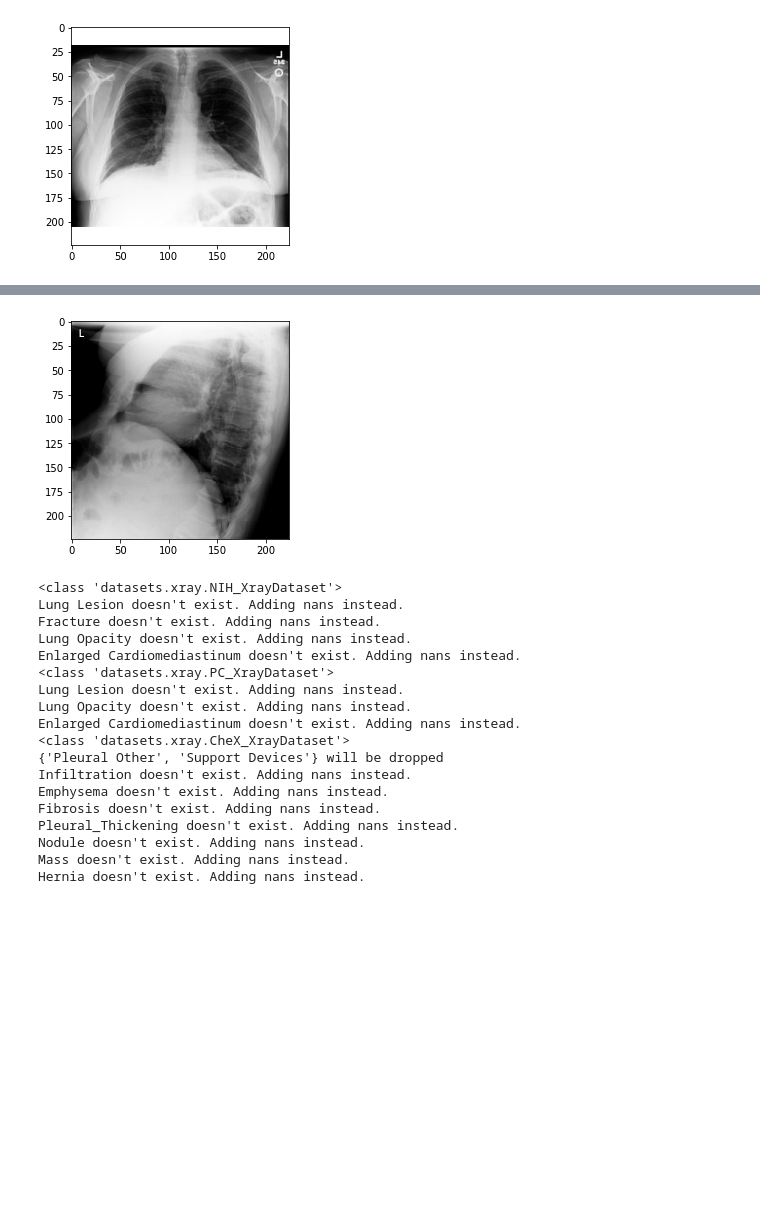
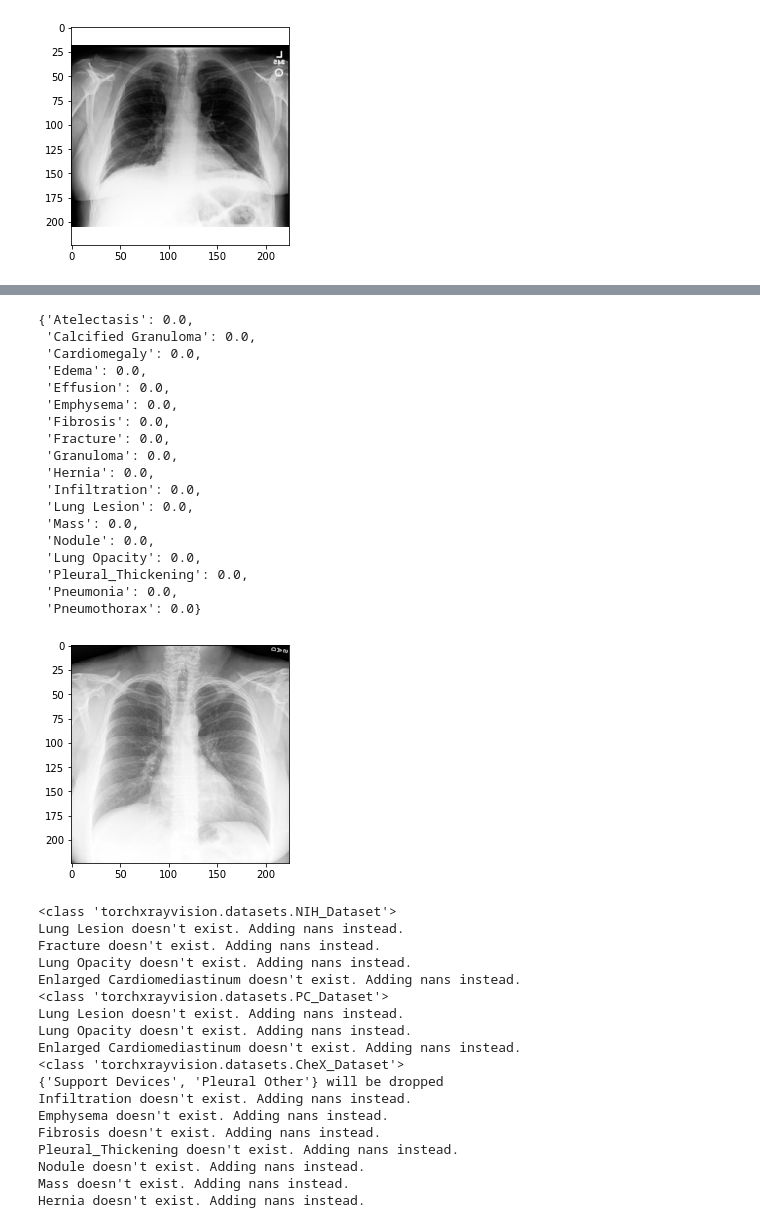
Before and after one commit to mlmed/torchxrayvision, a Jupyter notebook: xray_datasets.ipynb, the cells around one changed output, grey strips where cells are left out. Drawn from its saved outputs; the diff is of its cells as text; code cells hidden in the pictures; blank space fills up the shorter version.

```diff
--- a/xray_datasets.ipynb
+++ b/xray_datasets.ipynb
@@ -372,4 +202,4 @@ dict(zip(d_mimic_chex.pathologies,sample["lab"]))
 [figure]
 # %%
 import torchvision, torchvision.transforms
-transforms = torchvision.transforms.Compose([datasets.xray.XRayCenterCrop(),datasets.xray.XRayResizer(224)])
+transform = torchvision.transforms.Compose([xrv.datasets.XRayCenterCrop(),xrv.datasets.XRayResizer(224)])
@@ -445,0 +206,3 @@ for item in range(X_embedded.shape[0]):
+# %%
+d_openi = xrv.datasets.Openi_Dataset(imgpath="/lustre03/project/6008064/jpcohen/OpenI/images",
+                                    transform=transform)
@@ -446,9 +231,27 @@ for item in range(X_embedded.shape[0]):
 # %%
-sample = d_openi[57]
+sample = d_openi[0]
 plt.imshow(sample["PA"][0], cmap="Greys_r");
-#dict(zip(d_openi.pathologies,sample["lab"]))
+dict(zip(d_openi.pathologies,sample["lab"]))
 # %% [output]
+{'Atelectasis': 0.0,
+ 'Calcified Granuloma': 0.0,
+ 'Cardiomegaly': 0.0,
+ 'Edema': 0.0,
+ 'Effusion': 0.0,
+ 'Emphysema': 0.0,
+ 'Fibrosis': 0.0,
+ 'Fracture': 0.0,
+ 'Granuloma': 0.0,
+ 'Hernia': 0.0,
+ 'Infiltration': 0.0,
+ 'Lung Lesion': 0.0,
+ 'Mass': 0.0,
+ 'Nodule': 0.0,
+ 'Lung Opacity': 0.0,
+ 'Pleural_Thickening': 0.0,
+ 'Pneumonia': 0.0,
+ 'Pneumothorax': 0.0}
-[figure, old version]
+[figure, new version]
 # %%
 pathologies = [  'Atelectasis',
                  'Consolidation',
@@ -471,23 +274,23 @@ pathologies = [  'Atelectasis',
                 ]
 # %%
 print(d_nih.__class__)
-datasets.xray.relabel_dataset(pathologies, d_nih)
+xrv.datasets.relabel_dataset(pathologies, d_nih)
 print(d_pc.__class__)
-datasets.xray.relabel_dataset(pathologies, d_pc)
+xrv.datasets.relabel_dataset(pathologies, d_pc)
 print(d_chex.__class__)
-datasets.xray.relabel_dataset(pathologies, d_chex)
+xrv.datasets.relabel_dataset(pathologies, d_chex)
 # %% [output]
-<class 'datasets.xray.NIH_XrayDataset'>
+<class 'torchxrayvision.datasets.NIH_Dataset'>
 Lung Lesion doesn't exist. Adding nans instead.
 Fracture doesn't exist. Adding nans instead.
 Lung Opacity doesn't exist. Adding nans instead.
 Enlarged Cardiomediastinum doesn't exist. Adding nans instead.
-<class 'datasets.xray.PC_XrayDataset'>
+<class 'torchxrayvision.datasets.PC_Dataset'>
 Lung Lesion doesn't exist. Adding nans instead.
 Lung Opacity doesn't exist. Adding nans instead.
 Enlarged Cardiomediastinum doesn't exist. Adding nans instead.
-<class 'datasets.xray.CheX_XrayDataset'>
-{'Pleural Other', 'Support Devices'} will be dropped
+<class 'torchxrayvision.datasets.CheX_Dataset'>
+{'Support Devices', 'Pleural Other'} will be dropped
 Infiltration doesn't exist. Adding nans instead.
 Emphysema doesn't exist. Adding nans instead.
 Fibrosis doesn't exist. Adding nans instead.
```
Also changed, not shown: parts of 48 cells of this notebook.
